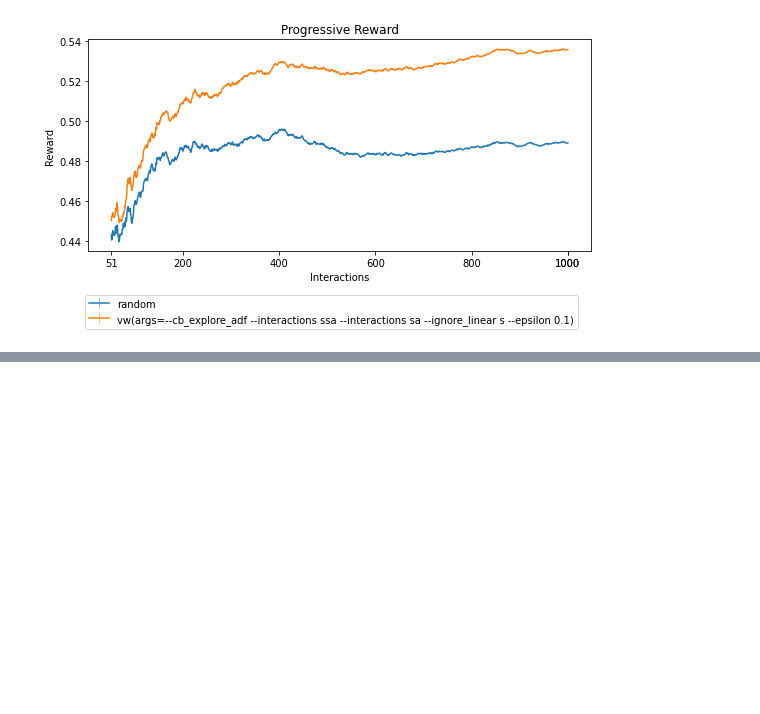
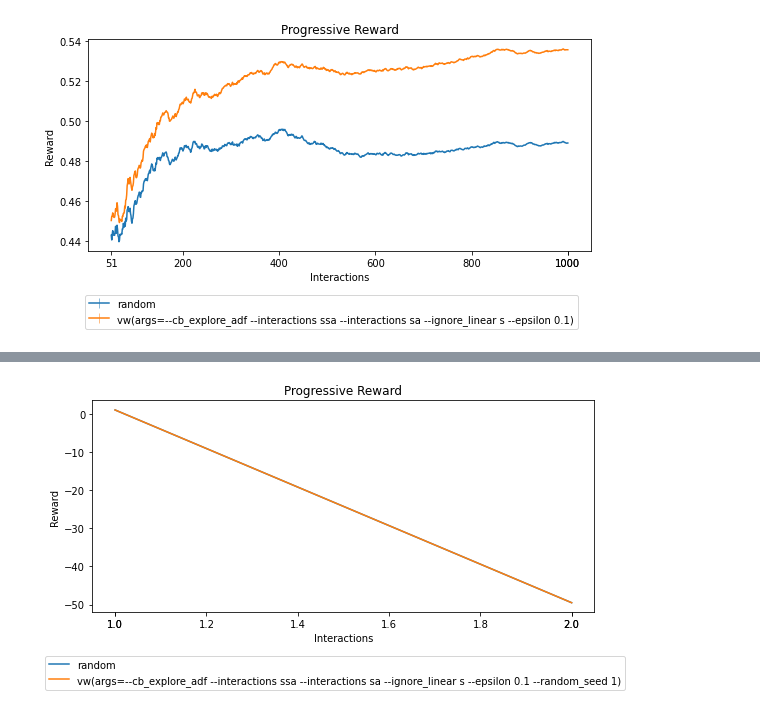
Before and after one commit to VowpalWabbit/coba, a Jupyter notebook: examples/notebooks/Simulations.ipynb, the cells around one changed output, grey strips where cells are left out. Drawn from its saved outputs; the diff is of its cells as text; code cells hidden in the pictures; blank space fills up the shorter version.

Commit message:
Updated the python notebook introduction custom simulations.

```diff
--- a/examples/notebooks/Simulations.ipynb
+++ b/examples/notebooks/Simulations.ipynb
@@ -172,22 +136,13 @@ The source pattern allows Simulations to be lazy loaded in background processes
 # %%
-from coba.simulations import Interaction, MemoryReward
+from coba.simulations import Interaction
 from coba.learners    import RandomLearner, VowpalLearner
 from coba.benchmarks  import Benchmark
 
 class MySimulation:
 
-    class MyLoadedSimulation:
-
-        @property
-        def interactions(self):
-            return [ Interaction(1, (1,1), [1,2,3]), Interaction(2, (2,2), [1,2,3]) ]
-
-        @property
-        def reward(self):
-            return MemoryReward([ (1,1,1), (1,2,2), (1,3,3), (2,1,2), (2,2,100), (2,3,-100) ])
-
-    def read(self):
-        return MySimulation.MyLoadedSimulation()
+    @property
+    def interactions(self):
+        return [ Interaction((1,1), [1,2,3], [1,2,3]), Interaction((2,2), [1,2,3], [2,100,-100]) ]
 
     def __repr__(self):
         return "MySimulation"
@@ -198,0 +157 @@ Benchmark([MySimulation()]).evaluate([RandomLearner(), VowpalLearner()]).plot_le
+[figure, added]
```
Also changed, not shown: parts of 2 cells of this notebook.
